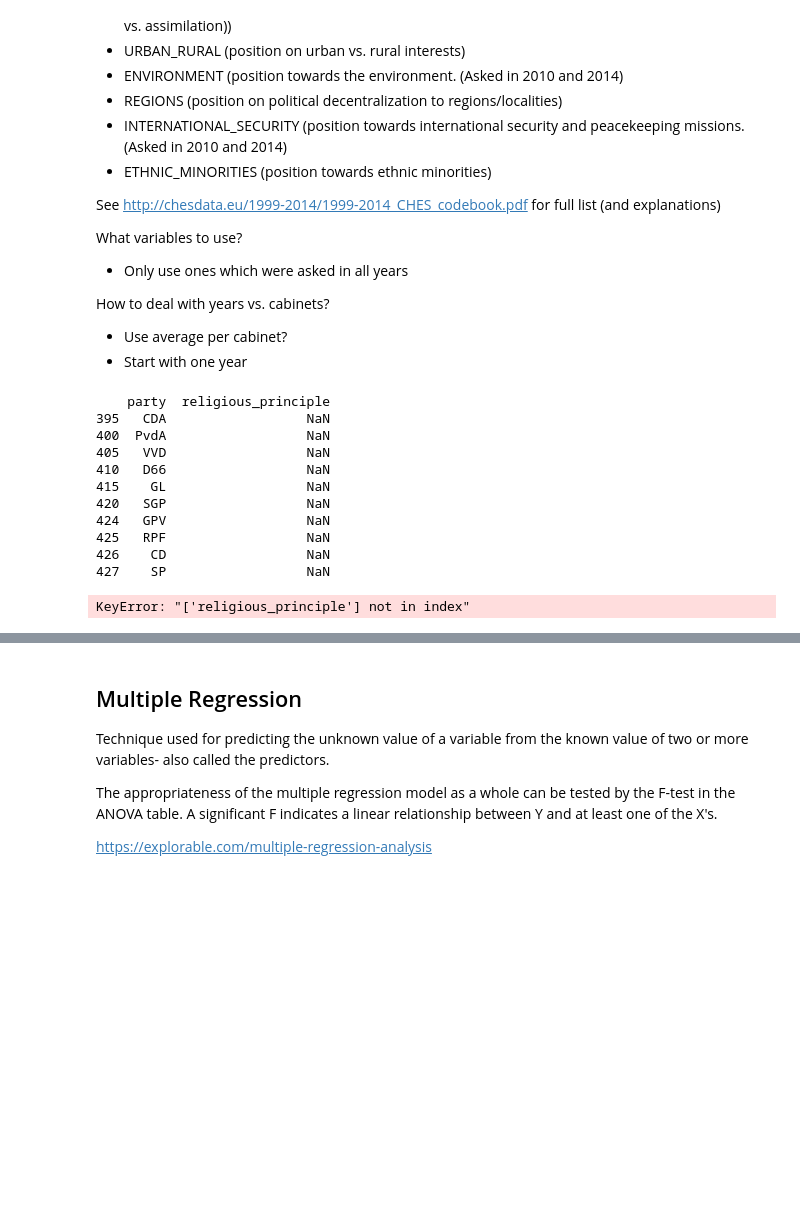
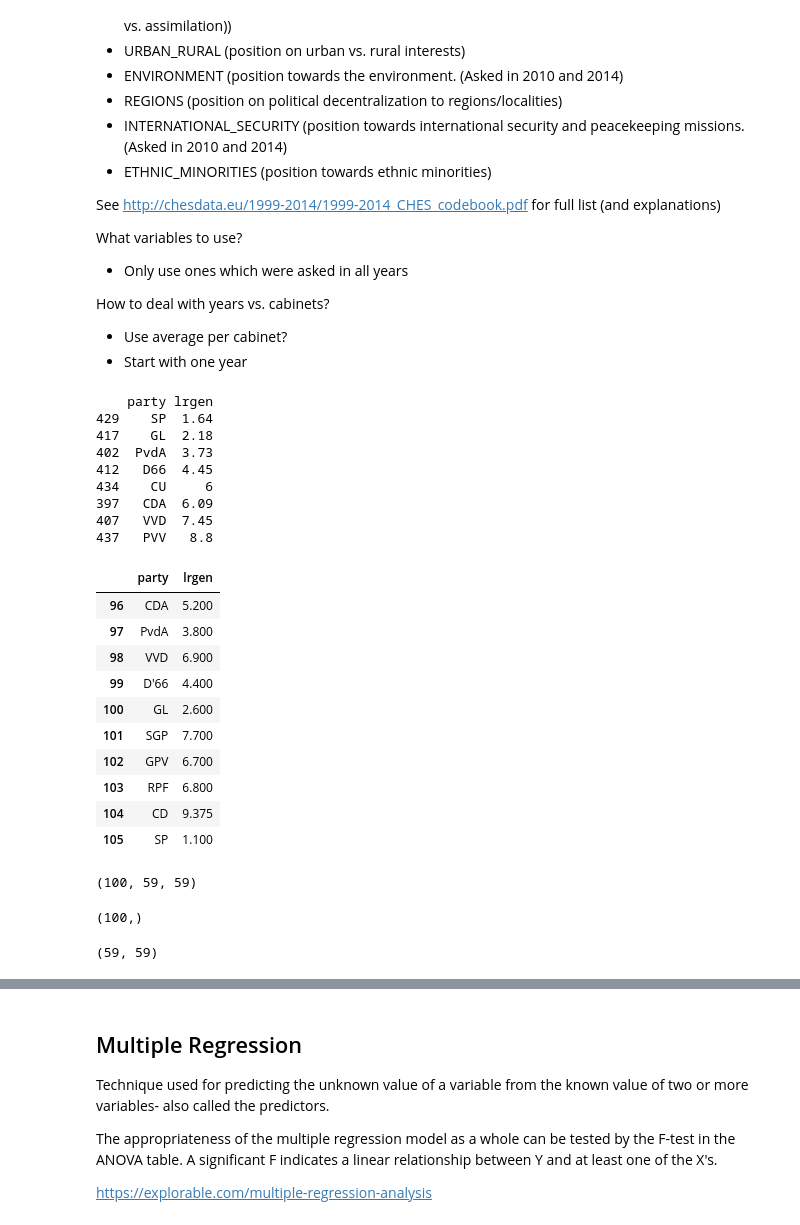
Before and after one commit to jvdzwaan/dilipad, a Jupyter notebook: results/ches data.ipynb, the cells around one changed output, grey strips where cells are left out. Saved outputs shown, nothing was run; the diff lists cells and outputs as text; code cells hidden in the pictures; blank space fills up the shorter version.

Commit message:
Add comparison of rankings to ches data notebook

```diff
--- a/results/ches data.ipynb
+++ b/results/ches data.ipynb
@@ -104,22 +104,30 @@ How to deal with years vs. cabinets?
 # %%
 # Give ranking of parties per year for different variables
 def rank_parties(data, year, var):
     data = data[data['year']==year]
-    print data.sort_values(by=var)[['party', var]]
+    return data.sort_values(by=var)[['party', var]]
 
-var = 'religious_principle'
-rank_parties(data, 1999, var)
+var = 'lrgen'
+print rank_parties(data, 2006, var)
 data_1999[['party', var]]
 # %% [output]
-    party  religious_principle
-395   CDA                  NaN
-400  PvdA                  NaN
-405   VVD                  NaN
-410   D66                  NaN
-415    GL                  NaN
-420   SGP                  NaN
-424   GPV                  NaN
-425   RPF                  NaN
-426    CD                  NaN
-427    SP                  NaN
+    party lrgen
+429    SP  1.64
+417    GL  2.18
+402  PvdA  3.73
+412   D66  4.45
+434    CU     6
+397   CDA  6.09
+407   VVD  7.45
+437   PVV   8.8
-KeyError: "['religious_principle'] not in index"
+|  | party | lrgen |
+| 96 | CDA | 5.200 |
+| 97 | PvdA | 3.800 |
+| 98 | VVD | 6.900 |
+| 99 | D'66 | 4.400 |
+| 100 | GL | 2.600 |
+| 101 | SGP | 7.700 |
+| 102 | GPV | 6.700 |
+| 103 | RPF | 6.800 |
+| 104 | CD | 9.375 |
+| 105 | SP | 1.100 |
@@ -125,0 +146,19 @@ KeyError: "['religious_principle'] not in index"
+# %%
+from cptm.utils.controversialissues import perspective_jsd_matrix
+
+jsd = perspective_jsd_matrix(opinions, config.get('nTopics'))
+jsd.shape
+# %% [output]
+(100, 59, 59)
+# %%
+from cptm.utils.controversialissues import average_pairwise_jsd
+
+pw_jsd = average_pairwise_jsd(jsd, opinions, opinions.keys())
+pw_jsd.shape
+# %% [output]
+(100,)
+# %%
+avg_jsd_per_topic = np.average(jsd, axis=0)
+avg_jsd_per_topic.shape
+# %% [output]
+(59, 59)
```
Also changed, not shown: parts of 8 cells of this notebook.
